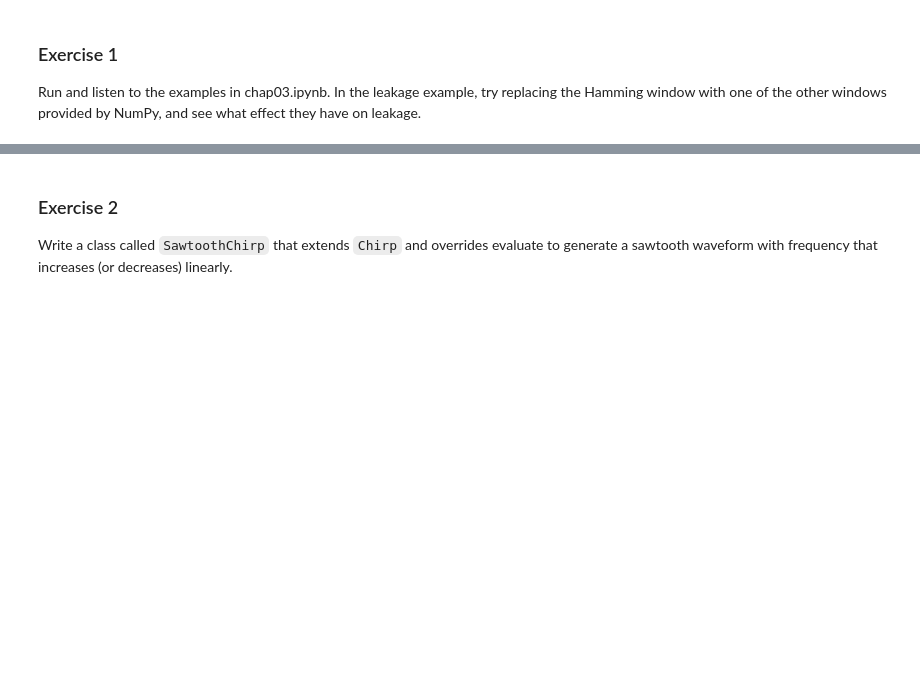
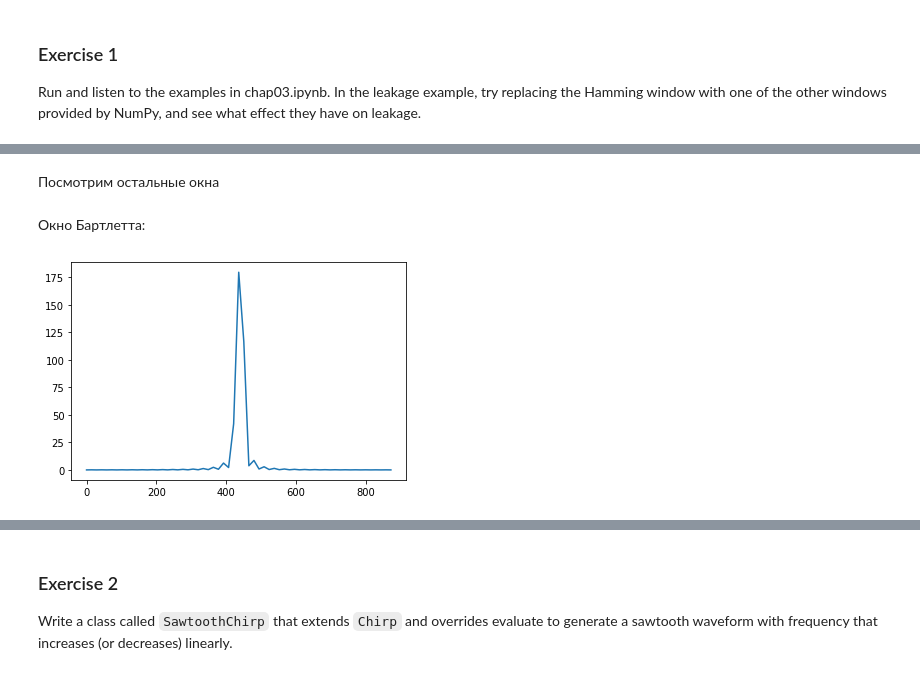
Before and after one commit to wooffie/spbstu-telecom, a Jupyter notebook: ThinkDSP/lab03.ipynb, the cells around one changed output, grey strips where cells are left out. Cells and saved outputs as stored; diff of their text form; code cells hidden in the pictures; blank space fills up the shorter version.

```diff
--- a/ThinkDSP/lab03.ipynb
+++ b/ThinkDSP/lab03.ipynb
@@ -8,0 +40,11 @@ Run and listen to the examples in chap03.ipynb.  In the leakage example, try rep
+# %% [markdown]
+Посмотрим остальные окна
+# %% [markdown]
+Окно Бартлетта:
+# %%
+wave = signal.make_wave(duration)
+wave.ys *= np.bartlett(len(wave.ys))
+spectrum = wave.make_spectrum()
+spectrum.plot(high=880)
+# %% [output]
+[figure, added]
```
Also changed, not shown: parts of 39 cells of this notebook.
